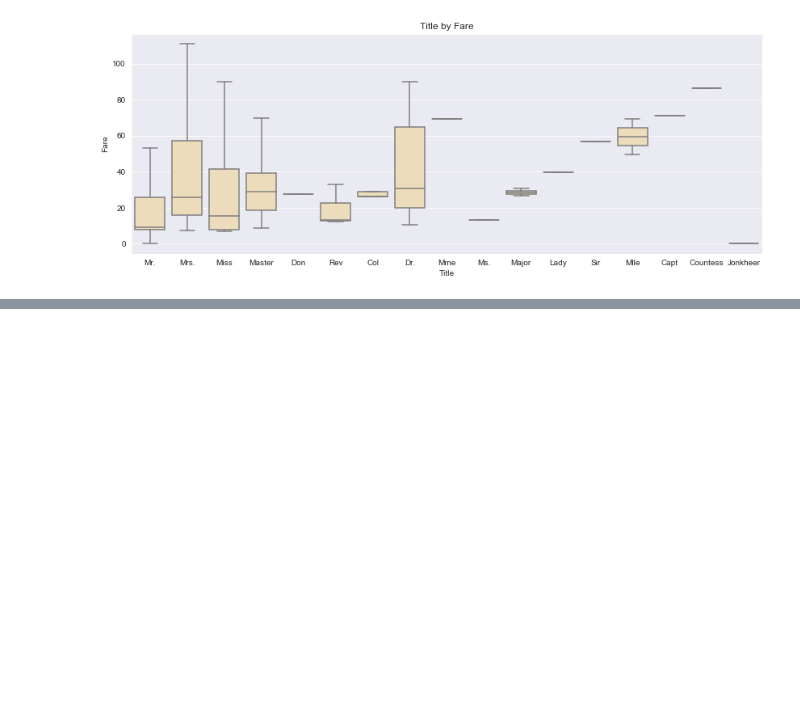
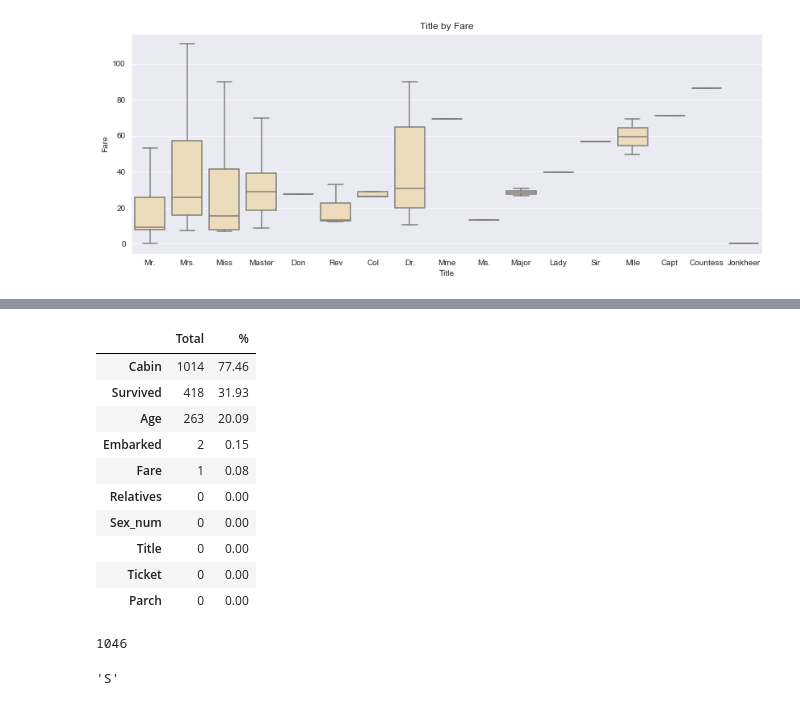
Before and after one commit to arsalanfardi/Titanic-Survival-Prediction, a Jupyter notebook: Titanic_Survival_Prediction.ipynb, the cells around one changed output, grey strips where cells are left out. Saved outputs shown, nothing was run; the diff lists cells and outputs as text; code cells hidden in the pictures; blank space fills up the shorter version.

```diff
--- a/Titanic_Survival_Prediction.ipynb
+++ b/Titanic_Survival_Prediction.ipynb
@@ -381,0 +499,18 @@ ax.set_title('Title by Fare');
+# %%
+total = df_combined.isnull().sum().sort_values(ascending=False)
+percent = total/len(df_combined) * 100
+percent = round(percent, 2)
+missing_data = pd.concat([total, percent], axis = 1, keys=['Total', '%'])
+missing_data.head(10)
+# %% [output]
+|  | Total | % |
+| Cabin | 1014 | 77.46 |
+| Survived | 418 | 31.93 |
+| Age | 263 | 20.09 |
+| Embarked | 2 | 0.15 |
+| Fare | 1 | 0.08 |
+| Relatives | 0 | 0.00 |
+| Sex_num | 0 | 0.00 |
+| Title | 0 | 0.00 |
+| Ticket | 0 | 0.00 |
+| Parch | 0 | 0.00 |
@@ -381,0 +524,8 @@ ax.set_title('Title by Fare');
+# %%
+len(df_age_exists)
+# %% [output]
+1046
+# %%
+df_combined.Embarked.describe().top
+# %% [output]
+'S'
```
Also changed, not shown: parts of 31 cells of this notebook.
